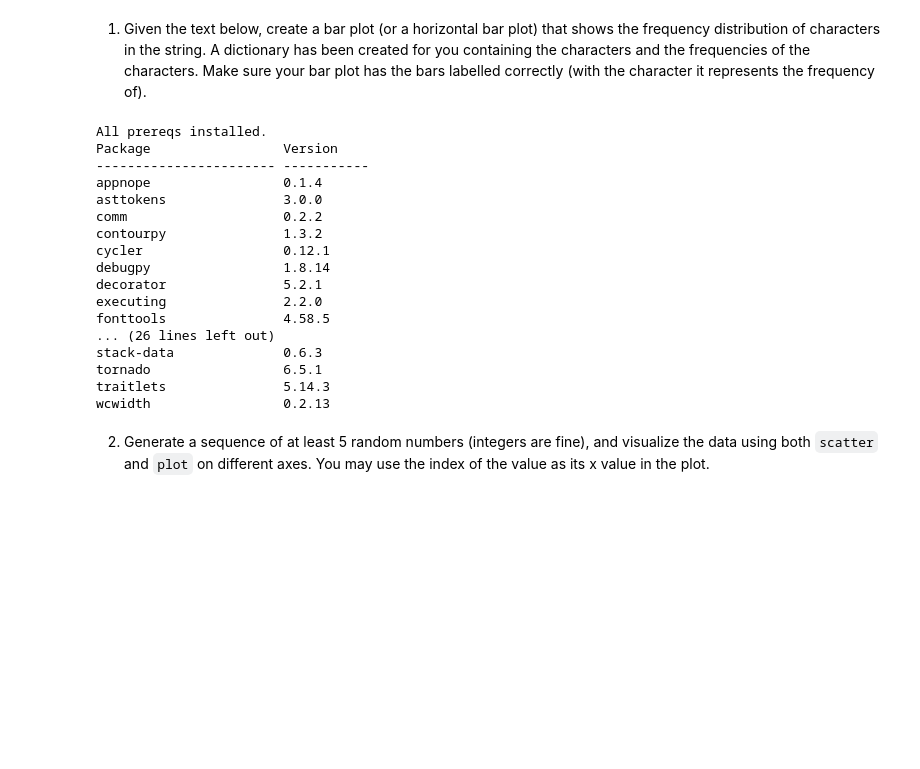
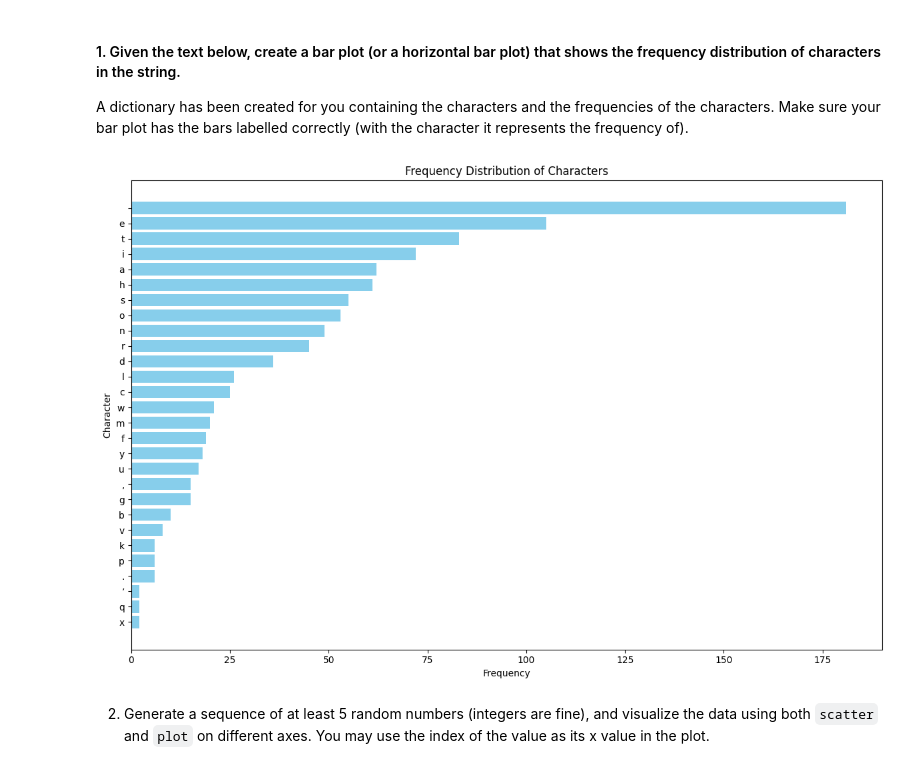
Before and after one commit to s256657/pyplot, a Jupyter notebook: pyplot.ipynb, the cells around one changed output. Drawn from its saved outputs; the diff is of its cells as text; code cells hidden in the pictures; blank space fills up the shorter version.

```diff
--- a/pyplot.ipynb
+++ b/pyplot.ipynb
@@ -15,46 +54,30 @@ For all of these questions, your plots must have an appropriate title and labele
 # %% [markdown]
-1. Given the text below, create a bar plot (or a horizontal bar plot) that shows the frequency distribution of characters in the string.
+#### 1. Given the text below, create a bar plot (or a horizontal bar plot) that shows the frequency distribution of characters in the string.
 A dictionary has been created for you containing the characters and the frequencies of the characters.
 Make sure your bar plot has the bars labelled correctly (with the character it represents the frequency of).
 # %%
 from collections import Counter
 TEXT = "At three o’clock precisely I was at Baker Street, but Holmes had not yet returned. The landlady informed me that he had left the house shortly after eight o’clock in the morning. I sat down beside the fire, however, with the intention of awaiting him, however long he might be. I was already deeply interested in his inquiry, for, though it was surrounded by none of the grim and strange features which were associated with the two crimes which I have already recorded, still, the nature of the case and the exalted station of his client gave it a character of its own. Indeed, apart from the nature of the investigation which my friend had on hand, there was something in his masterly grasp of a situation, and his keen, incisive reasoning, which made it a pleasure to me to study his system of work, and to follow the quick, subtle methods by which he disentangled the most inextricable mysteries. So accustomed was I to his invariable success that the very possibility of his failing had ceased to enter into my head.".lower()
 letter_freq = dict(Counter(TEXT))
 
-# make a bar plot with an appropriate title, correct xtick labels, and labeled axes
-# Create and activate a Python virtual environment.
-# Before starting the project, try all these imports FIRST
-# Address any errors you get running this code cell
-# by installing the necessary packages into your active Python environment.
-# Try to resolve issues using your materials and the web.
-# If that doesn't work, ask for help in the discussion forums.
-# You can't complete the exercises until you import these - start early!
-# We also import Counter and randint (included in the Python Standard Library).
+# Count character frequencies
+letter_freq = dict(Counter(TEXT))
 
-from collections import Counter
-from random import randint
-import matplotlib.pyplot as plt
+# Sort by frequency (optional)
+sorted_items = sorted(letter_freq.items(), key=lambda x: x[1], reverse=True)
+chars, freqs = zip(*sorted_items)
 
-print('All prereqs installed.')
-!pip list
+# Plotting
+plt.figure(figsize=(12, 8))
+plt.barh(chars, freqs, color='skyblue')
+plt.xlabel("Frequency")
+plt.ylabel("Character")
+plt.title("Frequency Distribution of Characters")
+plt.gca().invert_yaxis()  # Highest frequency on top
+plt.tight_layout()
+plt.show()
 # %% [output]
-All prereqs installed.
-Package                 Version
------------------------ -----------
-appnope                 0.1.4
-asttokens               3.0.0
-comm                    0.2.2
-contourpy               1.3.2
-cycler                  0.12.1
-debugpy                 1.8.14
-decorator               5.2.1
-executing               2.2.0
-fonttools               4.58.5
-... (26 lines left out)
-stack-data              0.6.3
-tornado                 6.5.1
-traitlets               5.14.3
-wcwidth                 0.2.13
+[figure, added]
 # %% [markdown]
 2. Generate a sequence of at least 5 random numbers (integers are fine), and visualize the data using both `scatter` and `plot` on different axes.  You may use the index of the value as its x value in the plot.
 # %% [markdown]
```
Also changed, not shown: parts of 3 cells of this notebook.
